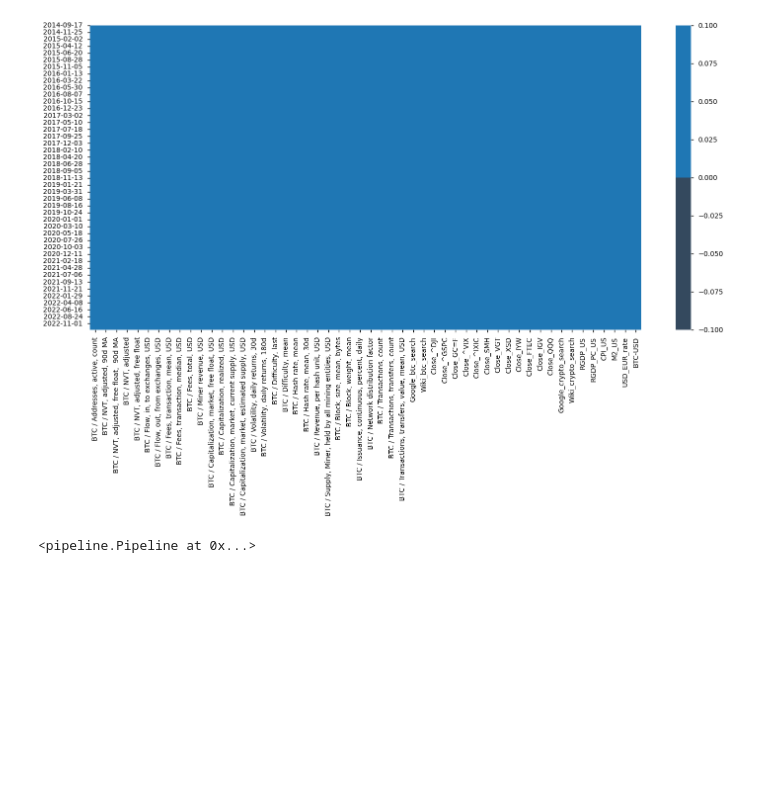
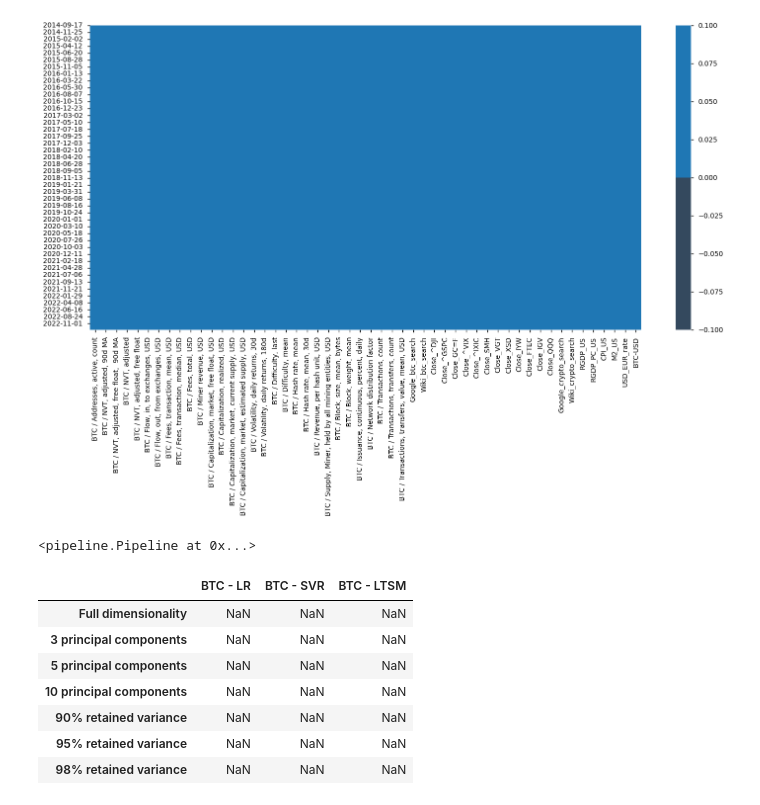
Before and after one commit to Tomas-Barhon/Noise-reduction-and-feature-extraction-with-principal-component-analysis, a Jupyter notebook: Code/btc_analysis.ipynb, the cells around one changed output. Cells and saved outputs as stored; diff of their text form; code cells hidden in the pictures; blank space fills up the shorter version.

```diff
--- a/Code/btc_analysis.ipynb
+++ b/Code/btc_analysis.ipynb
@@ -67,3 +72,20 @@ fig.show()
 pipeline.shift_target()
 # %% [output]
 <pipeline.Pipeline at 0x...>
+# %%
+columns = ["BTC - LR", "BTC - SVR", "BTC - LTSM"]
+rows = ["Full dimensionality","3 principal components", "5 principal components",
+        "10 principal components", "90% retained variance",
+        "95% retained variance", "98% retained variance"]
+results = pd.DataFrame(columns = columns, index = rows)
+# %%
+results
+# %% [output]
+|  | BTC - LR | BTC - SVR | BTC - LTSM |
+| Full dimensionality | NaN | NaN | NaN |
+| 3 principal components | NaN | NaN | NaN |
+| 5 principal components | NaN | NaN | NaN |
+| 10 principal components | NaN | NaN | NaN |
+| 90% retained variance | NaN | NaN | NaN |
+| 95% retained variance | NaN | NaN | NaN |
+| 98% retained variance | NaN | NaN | NaN |
```
Also changed, not shown: parts of 53 cells of this notebook, 5 other files.
